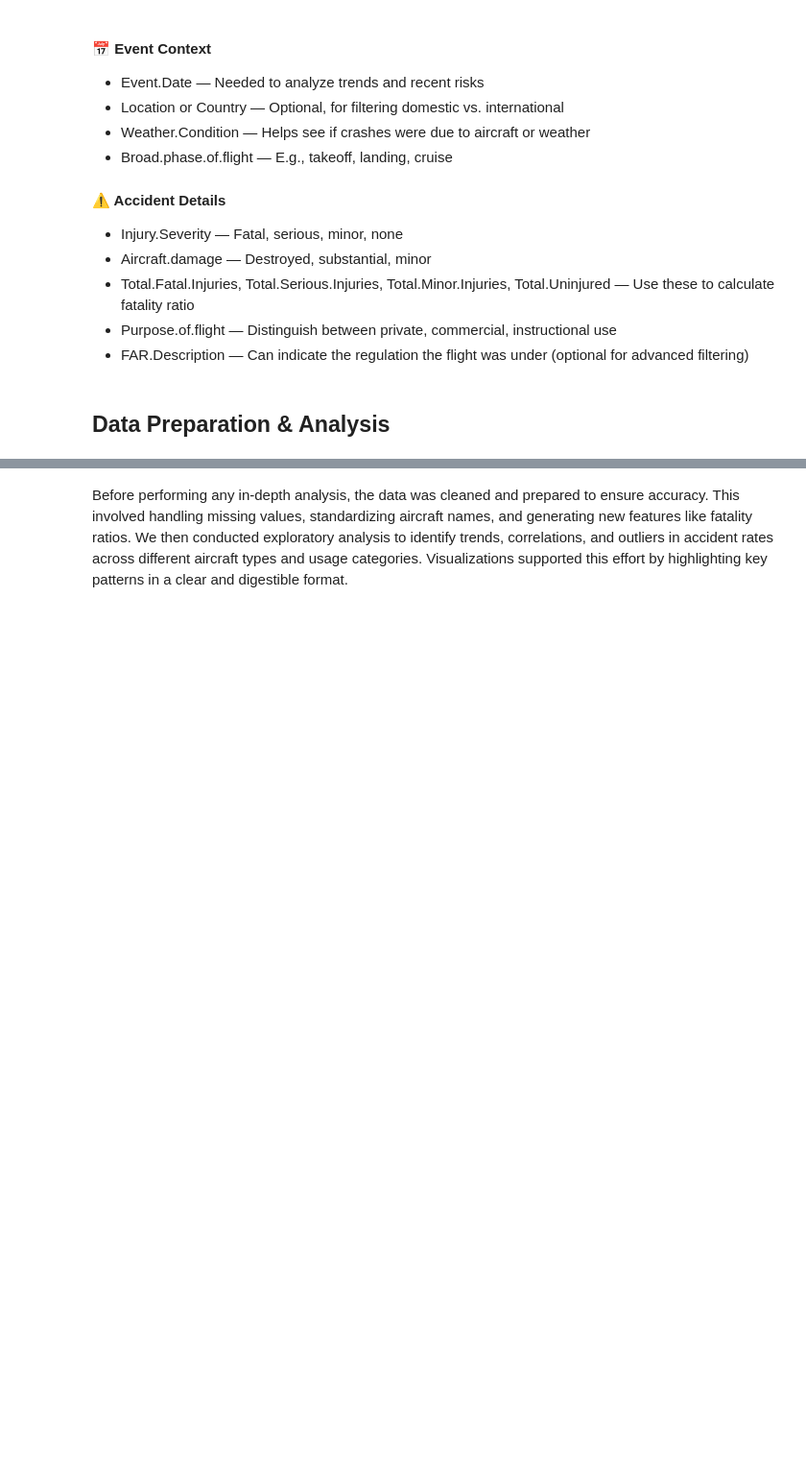
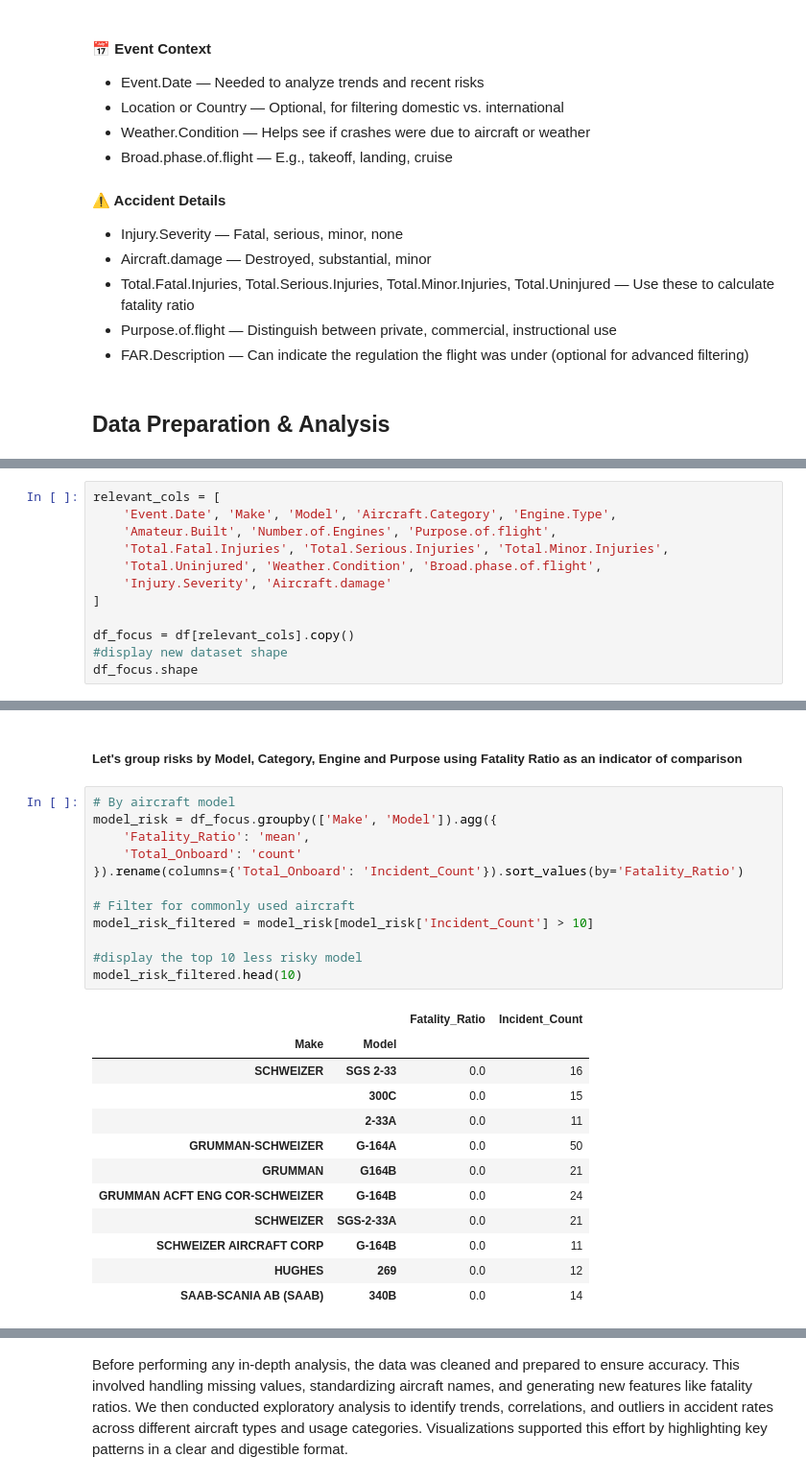
Before and after one commit to libertron/data_science_phase1_project, a Jupyter notebook: Main.ipynb, the cells around one changed output, grey strips where cells are left out. Shown at 96% size. Drawn from its saved outputs; the diff is of its cells as text; blank space fills up the shorter version.

```diff
--- a/Main.ipynb
+++ b/Main.ipynb
@@ -206,0 +197,12 @@ df
+# %%
+relevant_cols = [
+    'Event.Date', 'Make', 'Model', 'Aircraft.Category', 'Engine.Type',
+    'Amateur.Built', 'Number.of.Engines', 'Purpose.of.flight',
+    'Total.Fatal.Injuries', 'Total.Serious.Injuries', 'Total.Minor.Injuries',
+    'Total.Uninjured', 'Weather.Condition', 'Broad.phase.of.flight',
+    'Injury.Severity', 'Aircraft.damage'
+]
+
+df_focus = df[relevant_cols].copy()
+#display new dataset shape
+df_focus.shape
@@ -206,0 +284,27 @@ df
+# %% [markdown]
+##### Let's group risks by Model, Category, Engine and Purpose using Fatality Ratio as an indicator of comparison
+# %%
+# By aircraft model
+model_risk = df_focus.groupby(['Make', 'Model']).agg({
+    'Fatality_Ratio': 'mean',
+    'Total_Onboard': 'count'
+}).rename(columns={'Total_Onboard': 'Incident_Count'}).sort_values(by='Fatality_Ratio')
+
+# Filter for commonly used aircraft
+model_risk_filtered = model_risk[model_risk['Incident_Count'] > 10]
+
+#display the top 10 less risky model
+model_risk_filtered.head(10)
+# %% [output]
+|  |  | Fatality_Ratio | Incident_Count |
+| Make | Model |  |  |
+| SCHWEIZER | SGS 2-33 | 0.0 | 16 |
+|  | 300C | 0.0 | 15 |
+|  | 2-33A | 0.0 | 11 |
+| GRUMMAN-SCHWEIZER | G-164A | 0.0 | 50 |
+| GRUMMAN | G164B | 0.0 | 21 |
+| GRUMMAN ACFT ENG COR-SCHWEIZER | G-164B | 0.0 | 24 |
+| SCHWEIZER | SGS-2-33A | 0.0 | 21 |
+| SCHWEIZER AIRCRAFT CORP | G-164B | 0.0 | 11 |
+| HUGHES | 269 | 0.0 | 12 |
+| SAAB-SCANIA AB (SAAB) | 340B | 0.0 | 14 |
```
Also changed, not shown: parts of 26 cells of this notebook, 2 other files.
